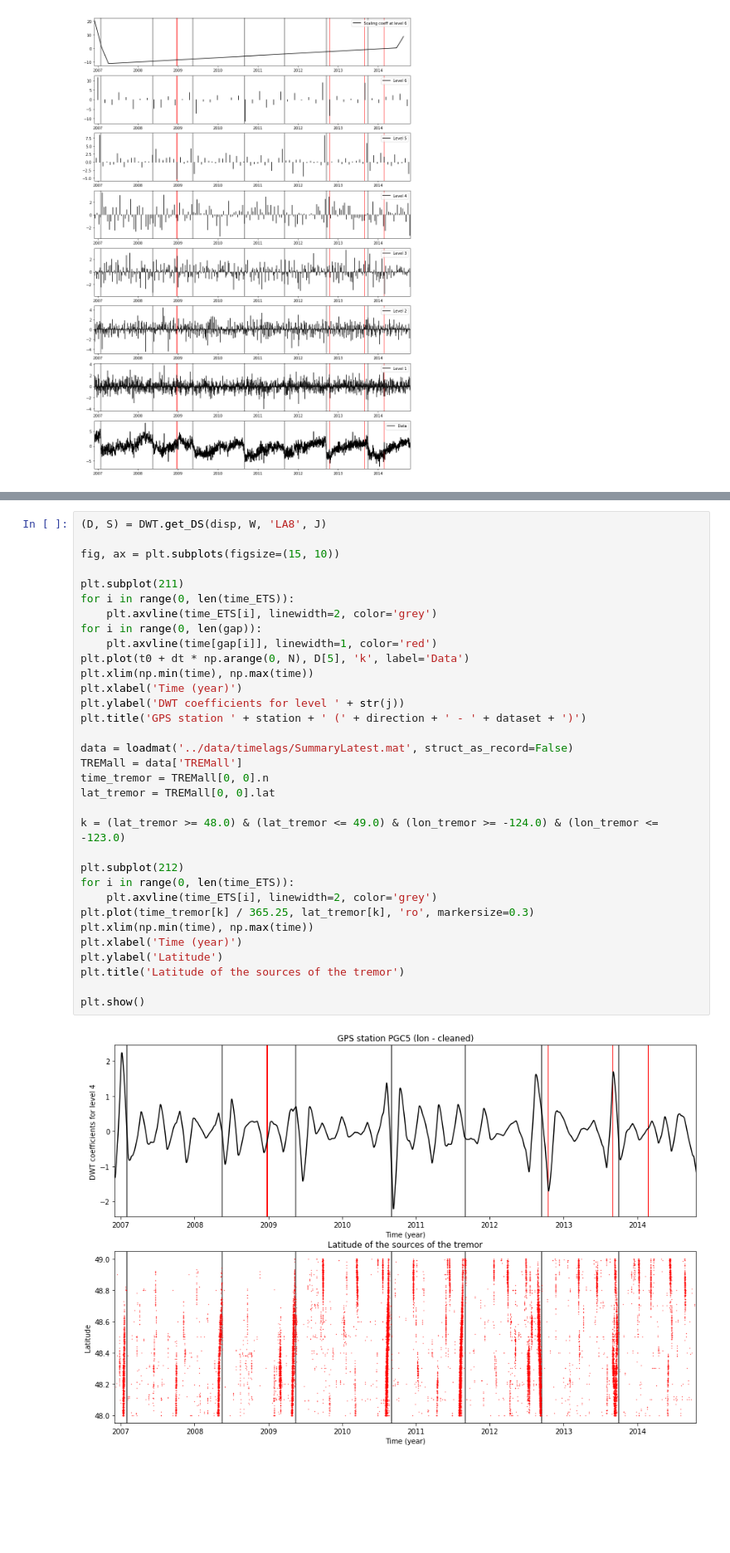
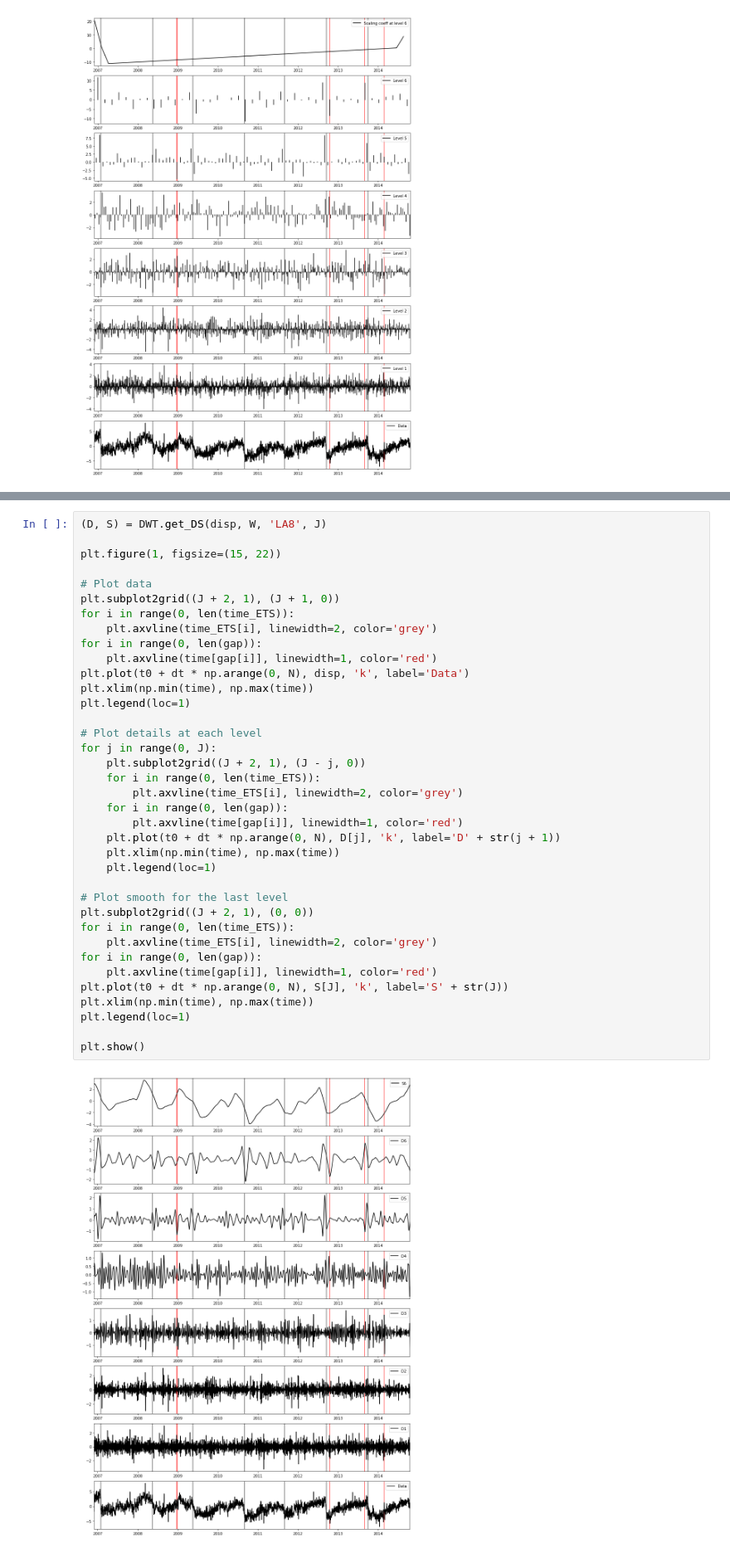
Before and after one commit to ArianeDucellier/ETSscripts, a Jupyter notebook: notebooks/slowslip_DWT.ipynb, the cells around one changed output, grey strips where cells are left out. Shown at 83% size. Saved outputs shown, nothing was run; the diff lists cells and outputs as text; blank space fills up the shorter version.

Commit message:
MODWT analysis of GPS data

```diff
--- a/notebooks/slowslip_DWT.ipynb
+++ b/notebooks/slowslip_DWT.ipynb
@@ -290,35 +306,39 @@ During an ETS event, the tremor propagate along the plate boundary for about six
 # %%
 (D, S) = DWT.get_DS(disp, W, 'LA8', J)
 
-fig, ax = plt.subplots(figsize=(15, 10))
+plt.figure(1, figsize=(15, 22))
 
-plt.subplot(211)
+# Plot data
+plt.subplot2grid((J + 2, 1), (J + 1, 0))
 for i in range(0, len(time_ETS)):
     plt.axvline(time_ETS[i], linewidth=2, color='grey')
 for i in range(0, len(gap)):
     plt.axvline(time[gap[i]], linewidth=1, color='red')
-plt.plot(t0 + dt * np.arange(0, N), D[5], 'k', label='Data')
+plt.plot(t0 + dt * np.arange(0, N), disp, 'k', label='Data')
 plt.xlim(np.min(time), np.max(time))
-plt.xlabel('Time (year)')
-plt.ylabel('DWT coefficients for level ' + str(j))
-plt.title('GPS station ' + station + ' (' + direction + ' - ' + dataset + ')')
+plt.legend(loc=1)
 
-data = loadmat('../data/timelags/SummaryLatest.mat', struct_as_record=False)
-TREMall = data['TREMall']
-time_tremor = TREMall[0, 0].n
-lat_tremor = TREMall[0, 0].lat
+# Plot details at each level
+for j in range(0, J):
+    plt.subplot2grid((J + 2, 1), (J - j, 0))
+    for i in range(0, len(time_ETS)):
+        plt.axvline(time_ETS[i], linewidth=2, color='grey')
+    for i in range(0, len(gap)):
+        plt.axvline(time[gap[i]], linewidth=1, color='red')
+    plt.plot(t0 + dt * np.arange(0, N), D[j], 'k', label='D' + str(j + 1))
+    plt.xlim(np.min(time), np.max(time))
+    plt.legend(loc=1)
 
-k = (lat_tremor >= 48.0) & (lat_tremor <= 49.0) & (lon_tremor >= -124.0) & (lon_tremor <= -123.0)
-
-plt.subplot(212)
+# Plot smooth for the last level
+plt.subplot2grid((J + 2, 1), (0, 0))
 for i in range(0, len(time_ETS)):
     plt.axvline(time_ETS[i], linewidth=2, color='grey')
-plt.plot(time_tremor[k] / 365.25, lat_tremor[k], 'ro', markersize=0.3)
+for i in range(0, len(gap)):
+    plt.axvline(time[gap[i]], linewidth=1, color='red')
+plt.plot(t0 + dt * np.arange(0, N), S[J], 'k', label='S' + str(J))
 plt.xlim(np.min(time), np.max(time))
-plt.xlabel('Time (year)')
-plt.ylabel('Latitude')
-plt.title('Latitude of the sources of the tremor')
+plt.legend(loc=1)
 
 plt.show()
 # %% [output]
-[figure, old version]
+[figure, new version]
```
Also changed, not shown: parts of 6 cells of this notebook, 7 other files.
